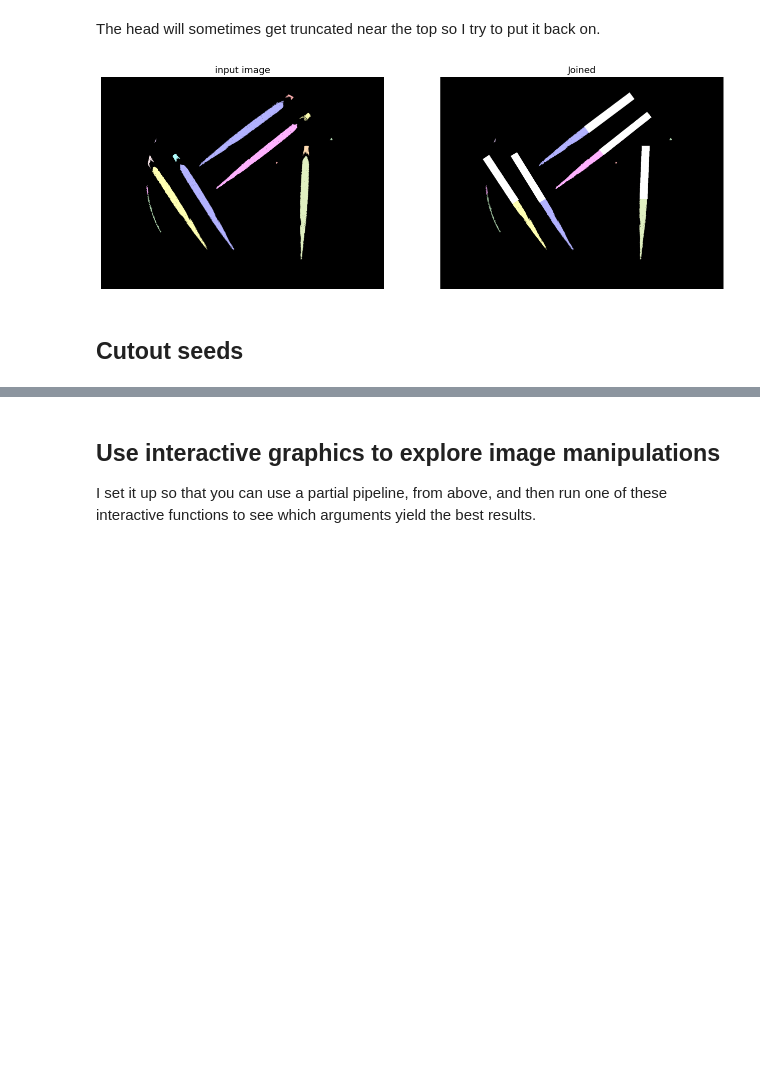
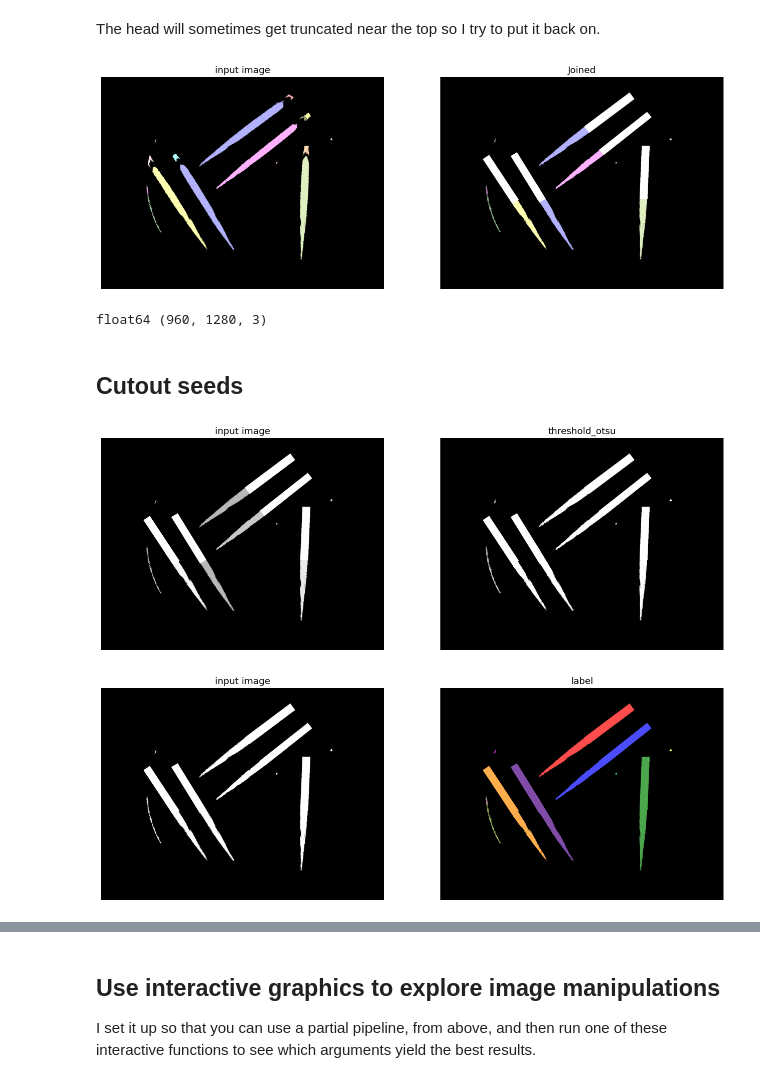
Before and after one commit to rafelafrance/segment_seeds, a Jupyter notebook: practice_segmenting.ipynb, the cells around one changed output, grey strips where cells are left out. Drawn from its saved outputs; the diff is of its cells as text; code cells hidden in the pictures; blank space fills up the shorter version.

```diff
--- a/practice_segmenting.ipynb
+++ b/practice_segmenting.ipynb
@@ -441,7 +449,7 @@ The head will sometimes get truncated near the top so I try to put it back on.
 canvas = image.copy()
 
 for body in regionprops(labels):
-    if body.area < AREA_THRESHOLD:
+    if body.area < BODY_THRESHOLD:
         continue
 
     # Start with the centroid calculated by scikit's measure.label function
@@ -527,7 +535,23 @@ for body in regionprops(labels):
     # canvas[rr, cc] = (0, 0, 1)
 
 two_up(canvas, image, "Joined")
+print(image.dtype, image.shape)
 # %% [output]
 [figure]
+float64 (960, 1280, 3)
 # %% [markdown]
 ## Cutout seeds
+# %%
+canvas = image.copy()
+
+canvas = np.uint8(color.rgb2gray(canvas) * 255.0)
+canvas = threshold_otsu(canvas)
+
+canvas = util.img_as_ubyte(canvas)
+labels = label(canvas)
+# labels = segmentation.expand_labels(labels, distance=8)
+
+image = color.label2rgb(labels, image=image, bg_label=0)
+# %% [output]
+[figure, added]
+[figure, added]
```
Also changed, not shown: parts of 12 cells of this notebook.
